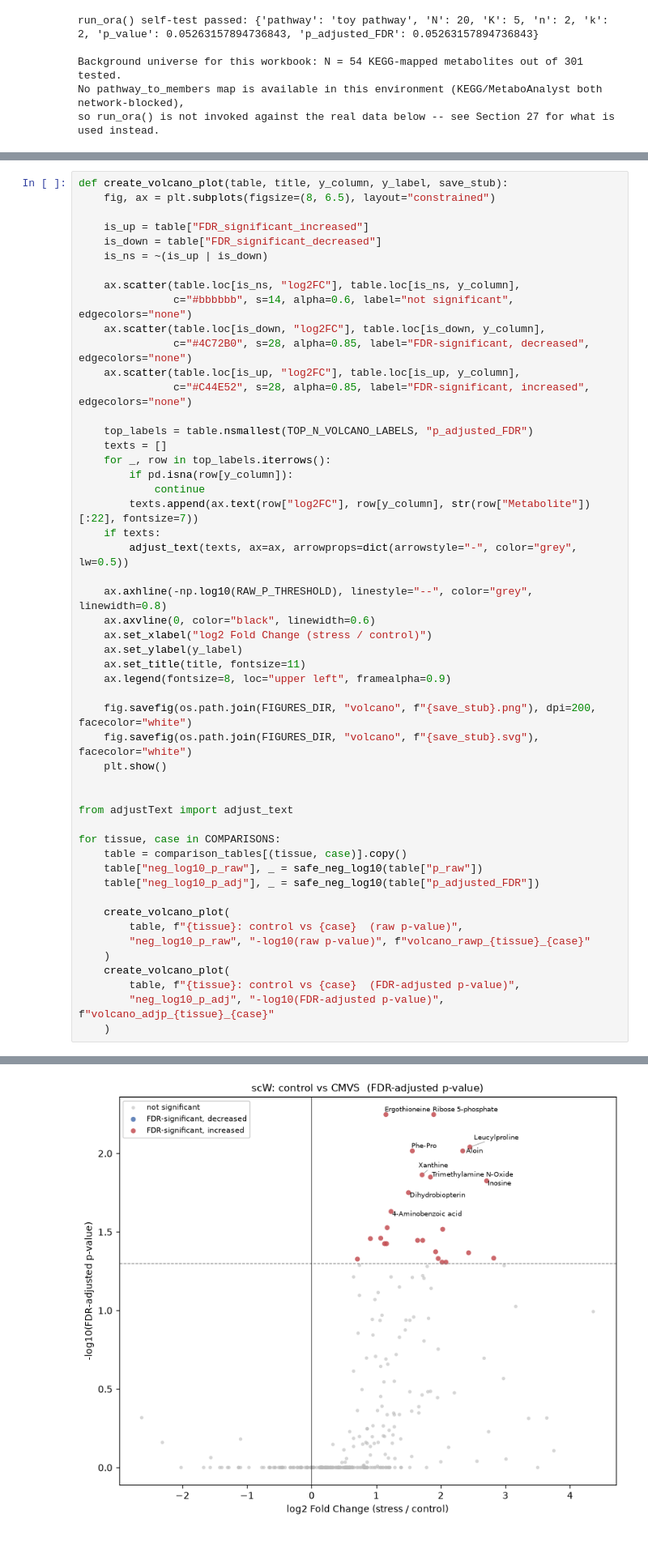
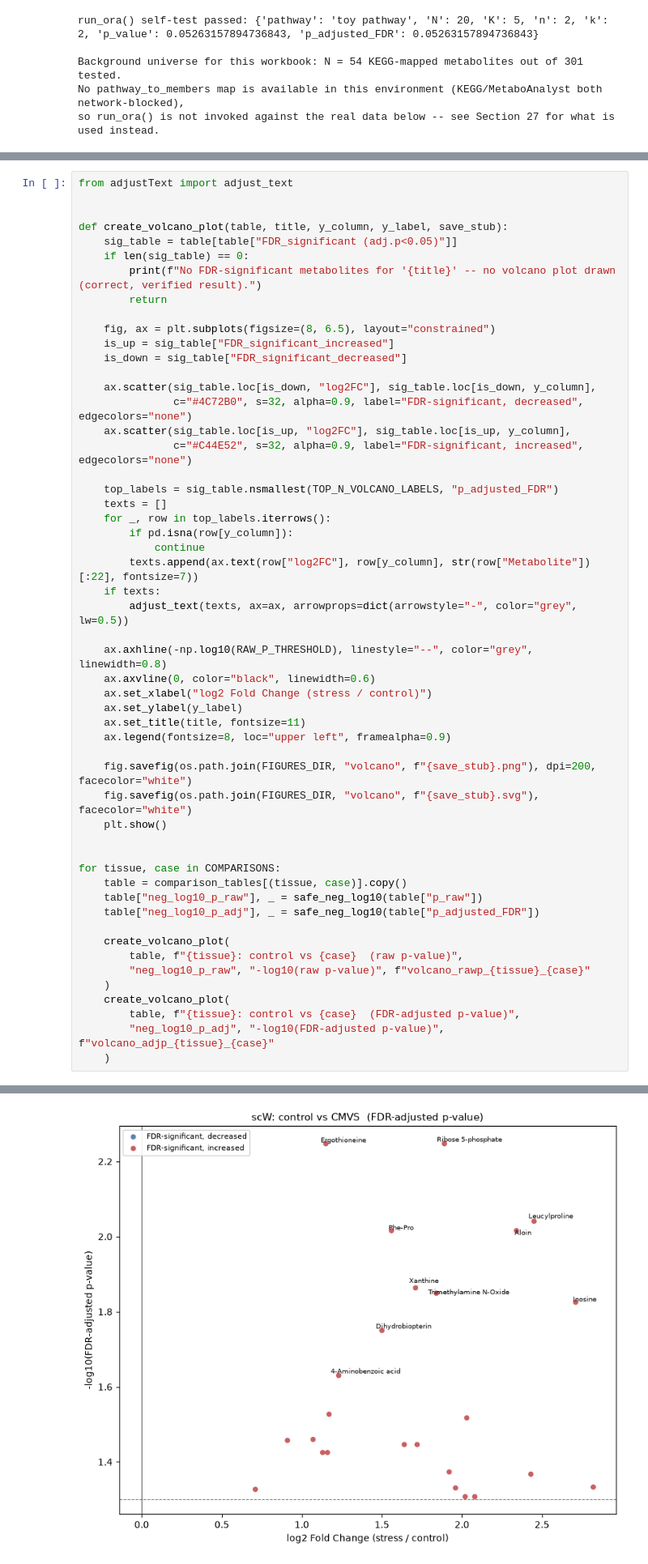
Before and after one commit to jovitaand/The-Effects-of-Stress-in-Gene-Expression-in-Adipose-Tissues, a Jupyter notebook: metabolomics_enrichment_analysis/notebooks/metabolomics_enrichment_pathway_analysis.ipynb, the cells around one changed output, grey strips where cells are left out. Shown at 81% size. Drawn from its saved outputs; the diff is of its cells as text.

```diff
--- a/metabolomics_enrichment_analysis/notebooks/metabolomics_enrichment_pathway_analysis.ipynb
+++ b/metabolomics_enrichment_analysis/notebooks/metabolomics_enrichment_pathway_analysis.ipynb
@@ -872,19 +877,23 @@ else. Top metabolites by adjusted p are labelled, capped at
 # %%
+from adjustText import adjust_text
+
+
 def create_volcano_plot(table, title, y_column, y_label, save_stub):
+    sig_table = table[table["FDR_significant (adj.p<0.05)"]]
+    if len(sig_table) == 0:
+        print(f"No FDR-significant metabolites for '{title}' -- no volcano plot drawn (correct, verified result).")
+        return
+
     fig, ax = plt.subplots(figsize=(8, 6.5), layout="constrained")
+    is_up = sig_table["FDR_significant_increased"]
+    is_down = sig_table["FDR_significant_decreased"]
 
-    is_up = table["FDR_significant_increased"]
-    is_down = table["FDR_significant_decreased"]
-    is_ns = ~(is_up | is_down)
+    ax.scatter(sig_table.loc[is_down, "log2FC"], sig_table.loc[is_down, y_column],
+               c="#4C72B0", s=32, alpha=0.9, label="FDR-significant, decreased", edgecolors="none")
+    ax.scatter(sig_table.loc[is_up, "log2FC"], sig_table.loc[is_up, y_column],
+               c="#C44E52", s=32, alpha=0.9, label="FDR-significant, increased", edgecolors="none")
 
-    ax.scatter(table.loc[is_ns, "log2FC"], table.loc[is_ns, y_column],
-               c="#bbbbbb", s=14, alpha=0.6, label="not significant", edgecolors="none")
-    ax.scatter(table.loc[is_down, "log2FC"], table.loc[is_down, y_column],
-               c="#4C72B0", s=28, alpha=0.85, label="FDR-significant, decreased", edgecolors="none")
-    ax.scatter(table.loc[is_up, "log2FC"], table.loc[is_up, y_column],
-               c="#C44E52", s=28, alpha=0.85, label="FDR-significant, increased", edgecolors="none")
-
-    top_labels = table.nsmallest(TOP_N_VOLCANO_LABELS, "p_adjusted_FDR")
+    top_labels = sig_table.nsmallest(TOP_N_VOLCANO_LABELS, "p_adjusted_FDR")
     texts = []
     for _, row in top_labels.iterrows():
         if pd.isna(row[y_column]):
@@ -905,8 +914,6 @@ def create_volcano_plot(table, title, y_column, y_label, save_stub):
     plt.show()
 
 
-from adjustText import adjust_text
-
 for tissue, case in COMPARISONS:
     table = comparison_tables[(tissue, case)].copy()
     table["neg_log10_p_raw"], _ = safe_neg_log10(table["p_raw"])
@@ -925 +932 @@ for tissue, case in COMPARISONS:
-[figure, old version]
+[figure, new version]
```
Also changed, not shown: parts of 9 cells of this notebook, 46 other files.
